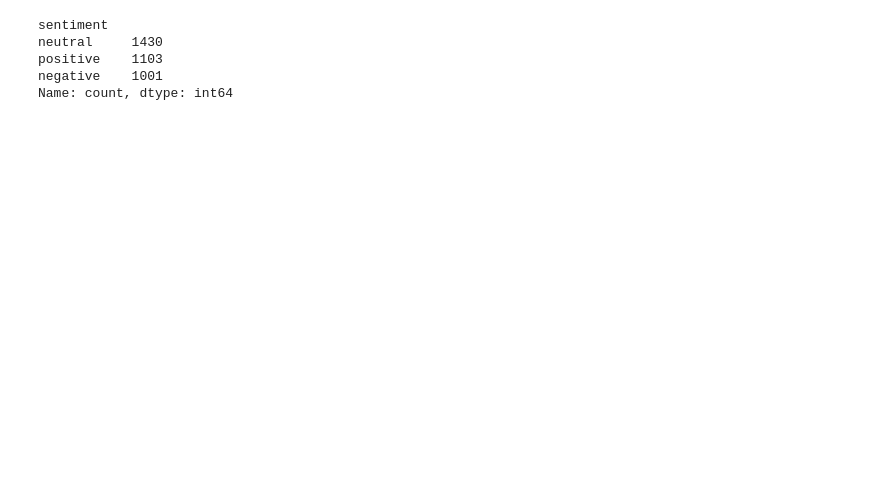
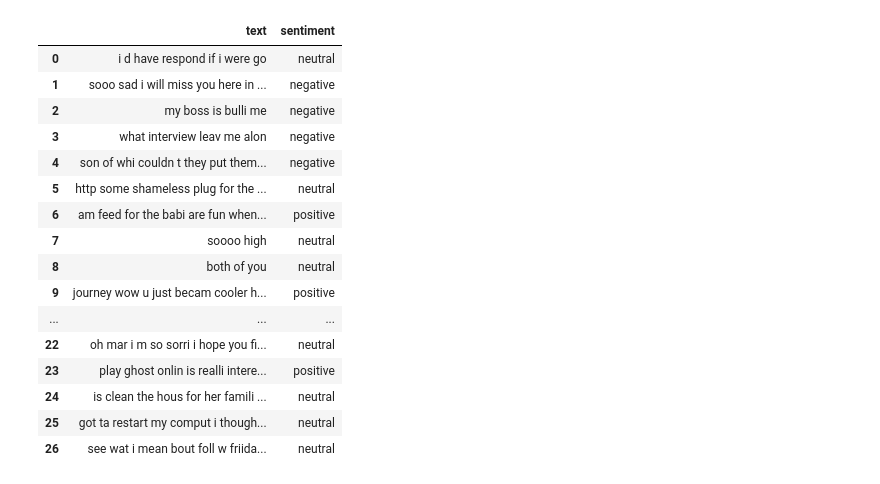
Before and after one commit to mhmdelbadry1/Sentiment-Analysis-Project, a Jupyter notebook: Sentimentanalysis.ipynb, the cells around one changed output. Saved outputs shown, nothing was run; the diff lists cells and outputs as text; code cells hidden in the pictures; blank space fills up the shorter version.

```diff
--- a/Sentimentanalysis.ipynb
+++ b/Sentimentanalysis.ipynb
@@ -34,6 +64,12 @@ data.shape
 # %%
-print("Nan Values \n",data.isna().sum())
-data.dropna(inplace=True)
-print("After Drop Nan Column \n",data.isna().sum())
-data.shape
+print("Nan Values \n",train_df.isna().sum())
+train_df.dropna(inplace=True)
+print("After Drop Nan Column \n",train_df.isna().sum())
+train_df.shape
+
+
+print("Nan Values \n",test_df.isna().sum())
+test_df.dropna(inplace=True)
+print("After Drop Nan Column \n",test_df.isna().sum())
+test_df.shape
 # %% [output]
@@ -78,9 +118,0 @@ data
-# %%
-class_distribution = data['sentiment'].value_counts()
-print(class_distribution)
-# %% [output]
-sentiment
-neutral     1430
-positive    1103
-negative    1001
-Name: count, dtype: int64
@@ -86,0 +122,20 @@ Name: count, dtype: int64
+# %%
+train_df.head(n=27)
+# %% [output]
+|  | text | sentiment |
+| 0 | i d have respond if i were go | neutral |
+| 1 | sooo sad i will miss you here in ... | negative |
+| 2 | my boss is bulli me | negative |
+| 3 | what interview leav me alon | negative |
+| 4 | son of whi couldn t they put them... | negative |
+| 5 | http some shameless plug for the ... | neutral |
+| 6 | am feed for the babi are fun when... | positive |
+| 7 | soooo high | neutral |
+| 8 | both of you | neutral |
+| 9 | journey wow u just becam cooler h... | positive |
+| ... | ... | ... |
+| 22 | oh mar i m so sorri i hope you fi... | neutral |
+| 23 | play ghost onlin is realli intere... | positive |
+| 24 | is clean the hous for her famili ... | neutral |
+| 25 | got ta restart my comput i though... | neutral |
+| 26 | see wat i mean bout foll w friida... | neutral |
```
Also changed, not shown: parts of 21 cells of this notebook, 4 other files.
